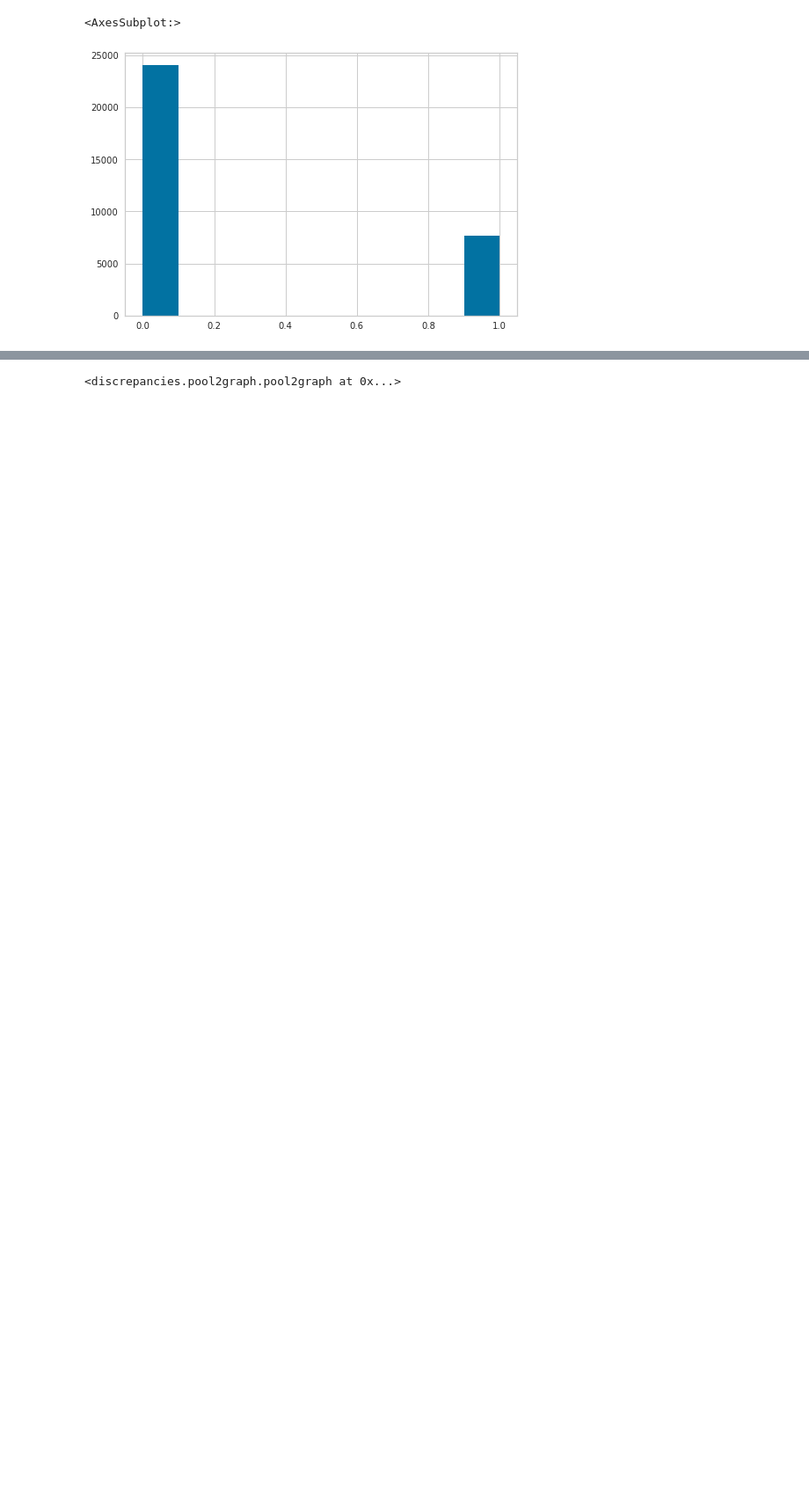
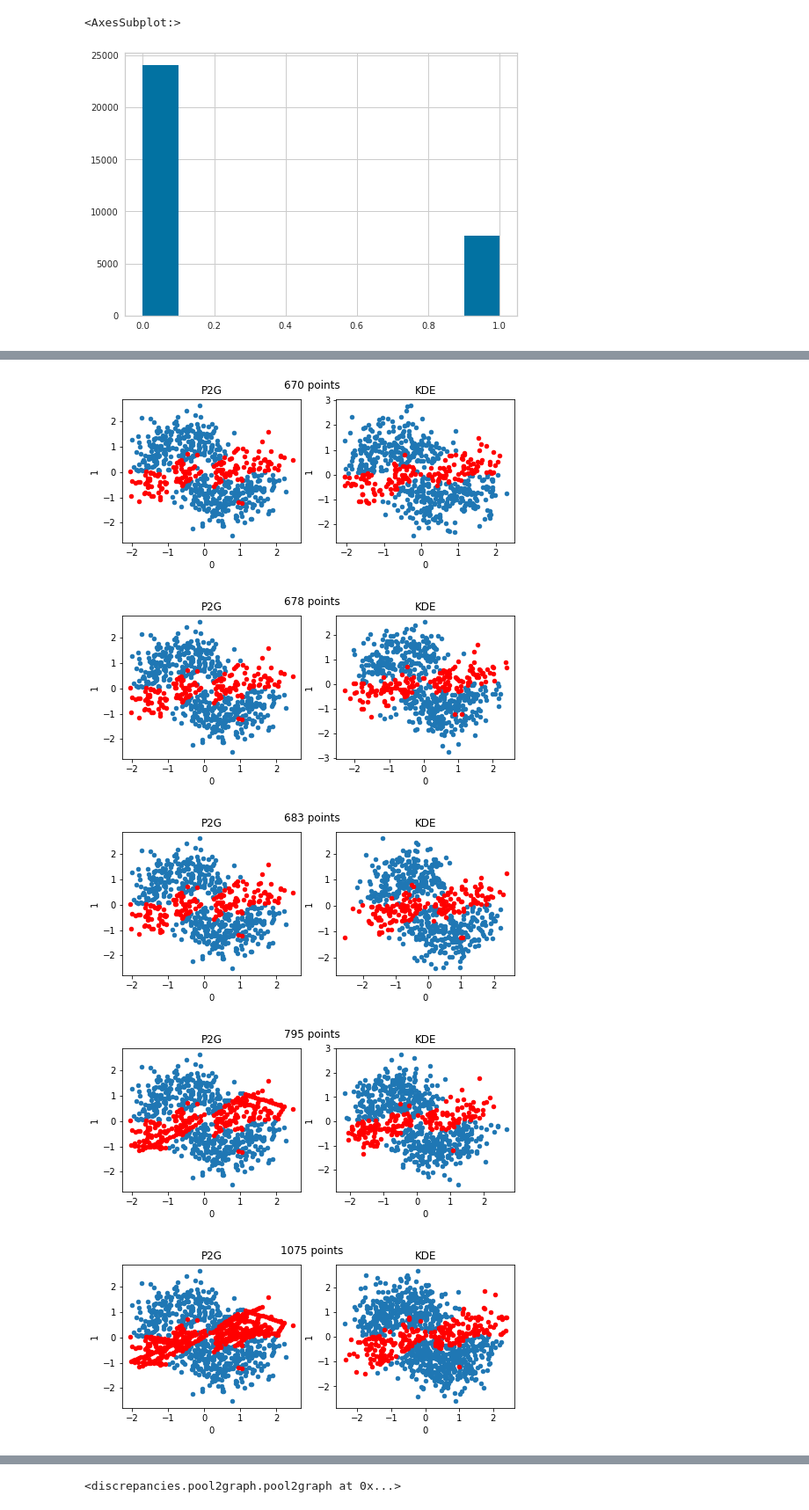
Before and after one commit to axa-rev-research/discrepancies-in-machine-learning, a Jupyter notebook: notebooks/AlgoImprovement.ipynb, the cells around one changed output, grey strips where cells are left out. Shown at 88% size. Drawn from its saved outputs; the diff is of its cells as text; code cells hidden in the pictures; blank space fills up the shorter version.

```diff
--- a/notebooks/AlgoImprovement.ipynb
+++ b/notebooks/AlgoImprovement.ipynb
@@ -148,0 +176,7 @@ test_fidelity(p2g, run)
+# %%
+_DATASET = 'half-moons'
+
+X_train, X_test, y_train, y_test, scaler, feature_names, target_names = datasets.get_dataset(dataset=_DATASET, n_samples=1000, noise=0.3)
+
+pool1 = pool.AutoSklearnPool(max_delta_accuracies=0.05, time_left_for_this_task=30, n_jobs=14)
+pool1 = pool1.fit(X_train, y_train)
@@ -148,0 +191,38 @@ test_fidelity(p2g, run)
+# %%
+def plot_comparison(_K_INIT=10, _K_REFINEMENT=0, _MAX_EPOCHS=10):
+
+    p2g = pool2graph.pool2graph(X_train,
+                            y_train,
+                            pool1,
+                            k_init=_K_INIT,
+                            k_refinement=_K_REFINEMENT)
+    p2g.fit(max_epochs=_MAX_EPOCHS)
+    X_discr, y_discr = p2g.get_discrepancies_dataset()
+
+    X_samples, kde_score = evaluation.random_sampling_kde(X_train, n=len(X_discr))
+    X_samples = pd.DataFrame(X_samples, columns=X_train.columns)
+    y_samples_pool_discr = p2g.pool.predict_discrepancies(X_samples)
+
+    fig, axs = plt.subplots(1,2, figsize=(8,3))
+
+    X_discr[y_discr==0].plot(kind='scatter', x=0, y=1, ax=axs[0])
+    X_discr[y_discr==1].plot(kind='scatter', x=0, y=1, ax=axs[0], c='r')
+    axs[0].title.set_text('P2G')
+
+    X_samples[y_samples_pool_discr==0].plot(kind='scatter', x=0, y=1, ax=axs[1])
+    X_samples[y_samples_pool_discr==1].plot(kind='scatter', x=0, y=1, ax=axs[1], c='r')
+    axs[1].title.set_text('KDE')
+
+    plt.suptitle(str(len(X_discr))+' points')
+# %%
+plot_comparison(_K_INIT=2, _K_REFINEMENT=0, _MAX_EPOCHS=0)
+plot_comparison(_K_INIT=2, _K_REFINEMENT=0, _MAX_EPOCHS=1)
+plot_comparison(_K_INIT=2, _K_REFINEMENT=0, _MAX_EPOCHS=2)
+plot_comparison(_K_INIT=2, _K_REFINEMENT=0, _MAX_EPOCHS=5)
+plot_comparison(_K_INIT=2, _K_REFINEMENT=0, _MAX_EPOCHS=10)
+# %% [output]
+[figure, added]
+[figure, added]
+[figure, added]
+[figure, added]
+[figure, added]
```
Also changed, not shown: parts of 22 cells of this notebook, 2 other files.
